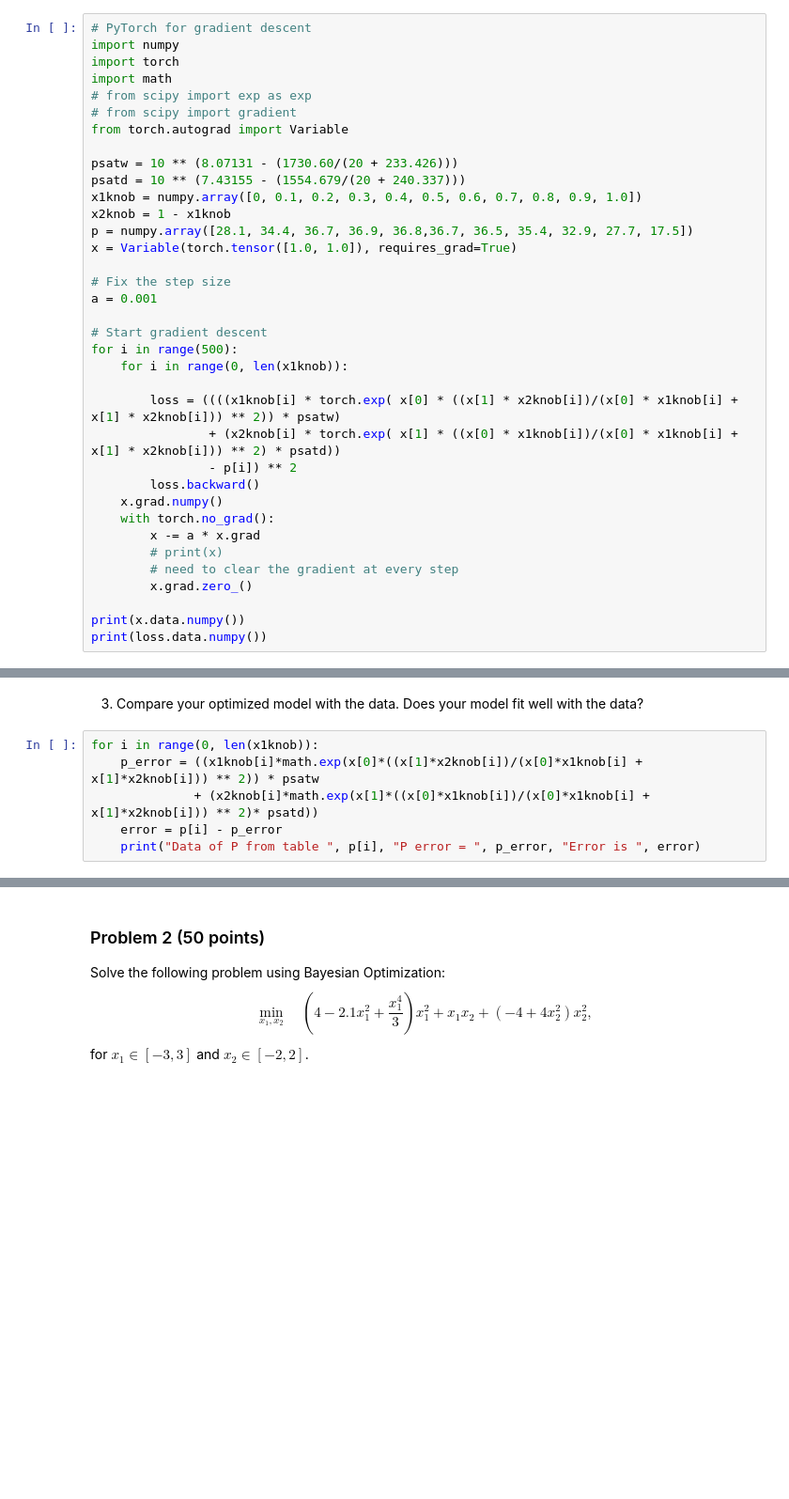
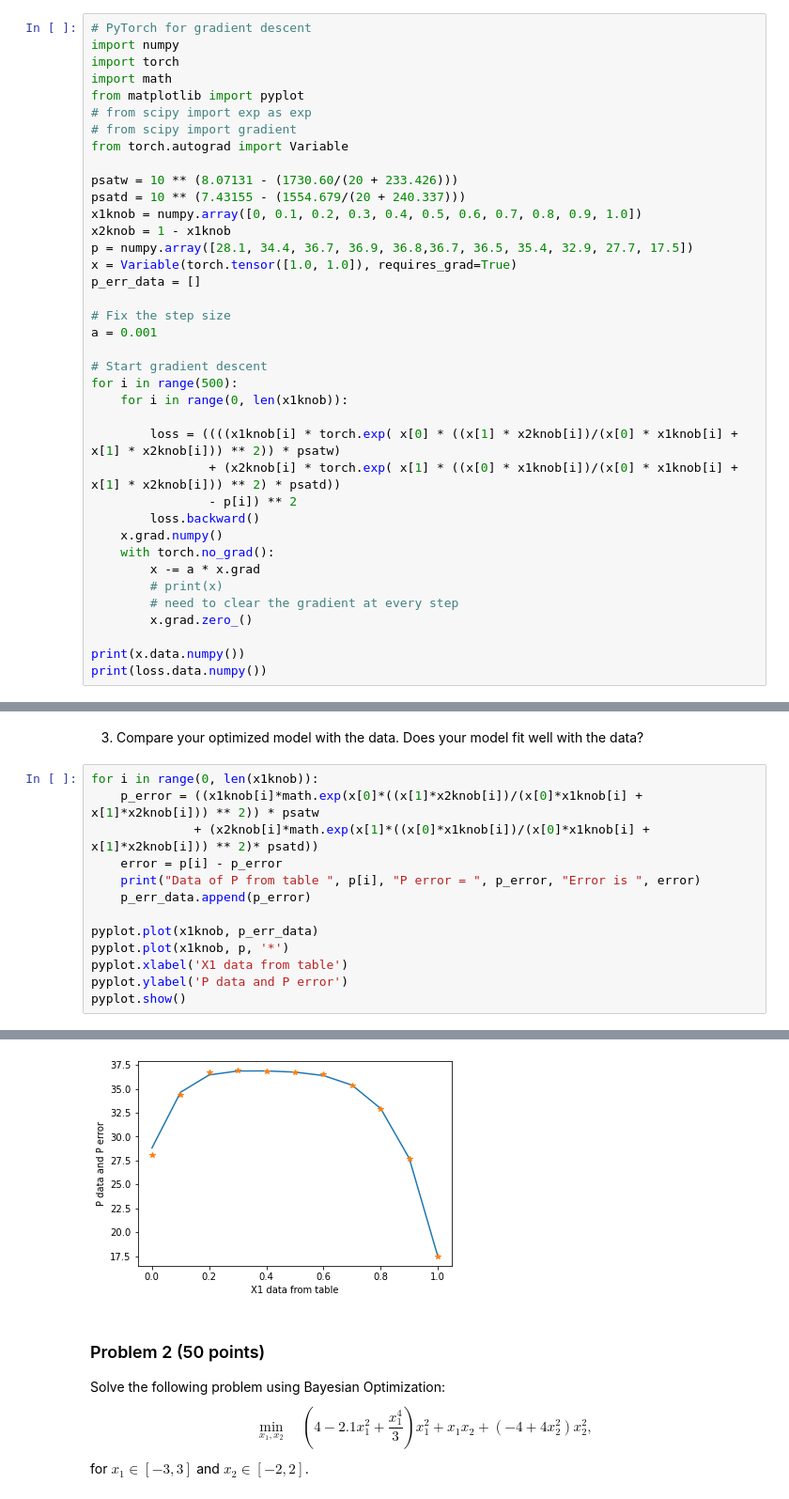
Before and after one commit to vishalvenkat23/MAE598_HW3, a Jupyter notebook: vvenka52_HW_3_solution.ipynb, the cells around one changed output, grey strips where cells are left out. Shown at 94% size. Saved outputs shown, nothing was run; the diff lists cells and outputs as text; blank space fills up the shorter version.

Commit message:
Problem 1 final solution with plot

```diff
--- a/vvenka52_HW_3_solution.ipynb
+++ b/vvenka52_HW_3_solution.ipynb
@@ -60,6 +60,7 @@ SyntaxError: invalid syntax (<ipython-input-64-bf0e3211a547>, line 11)
 import numpy
 import torch
 import math
+from matplotlib import pyplot
 # from scipy import exp as exp
 # from scipy import gradient
 from torch.autograd import Variable
@@ -70,6 +71,7 @@ x1knob = numpy.array([0, 0.1, 0.2, 0.3, 0.4, 0.5, 0.6, 0.7, 0.8, 0.9, 1.0])
 x2knob = 1 - x1knob
 p = numpy.array([28.1, 34.4, 36.7, 36.9, 36.8,36.7, 36.5, 35.4, 32.9, 27.7, 17.5])
 x = Variable(torch.tensor([1.0, 1.0]), requires_grad=True)
+p_err_data = []
 
 # Fix the step size
 a = 0.001
@@ -99,21 +101,29 @@ print(loss.data.numpy())
 # %%
 for i in range(0, len(x1knob)):
     p_error = ((x1knob[i]*math.exp(x[0]*((x[1]*x2knob[i])/(x[0]*x1knob[i] + x[1]*x2knob[i])) ** 2)) * psatw
               + (x2knob[i]*math.exp(x[1]*((x[0]*x1knob[i])/(x[0]*x1knob[i] + x[1]*x2knob[i])) ** 2)* psatd))
     error = p[i] - p_error
     print("Data of P from table ", p[i], "P error = ", p_error, "Error is ", error)
+    p_err_data.append(p_error)
+
+pyplot.plot(x1knob, p_err_data)
+pyplot.plot(x1knob, p, '*')
+pyplot.xlabel('X1 data from table')
+pyplot.ylabel('P data and P error')
+pyplot.show()
 # %% [output]
 Data of P from table  28.1 P error =  28.824099527405245 Error is  -0.7240995274052437
 Data of P from table  34.4 P error =  34.64406462827729 Error is  -0.24406462827729314
 Data of P from table  36.7 P error =  36.453046181876154 Error is  0.2469538181238491
 Data of P from table  36.9 P error =  36.867674125361134 Error is  0.032325874638864605
 Data of P from table  36.8 P error =  36.87443165071541 Error is  -0.07443165071541102
 Data of P from table  36.7 P error =  36.750077574362734 Error is  -0.050077574362731525
 Data of P from table  36.5 P error =  36.39031934146459 Error is  0.1096806585354102
 Data of P from table  35.4 P error =  35.384302807018905 Error is  0.01569719298109362
 Data of P from table  32.9 P error =  32.947248686533165 Error is  -0.04724868653316605
 Data of P from table  27.7 P error =  27.730661636739956 Error is  -0.030661636739957032
 Data of P from table  17.5 P error =  17.478015502748534 Error is  0.02198449725146645
+[figure, added]
 # %% [markdown]
 ### Problem 2 (50 points)
 
```
Also changed, not shown: parts of 1 cell of this notebook.
